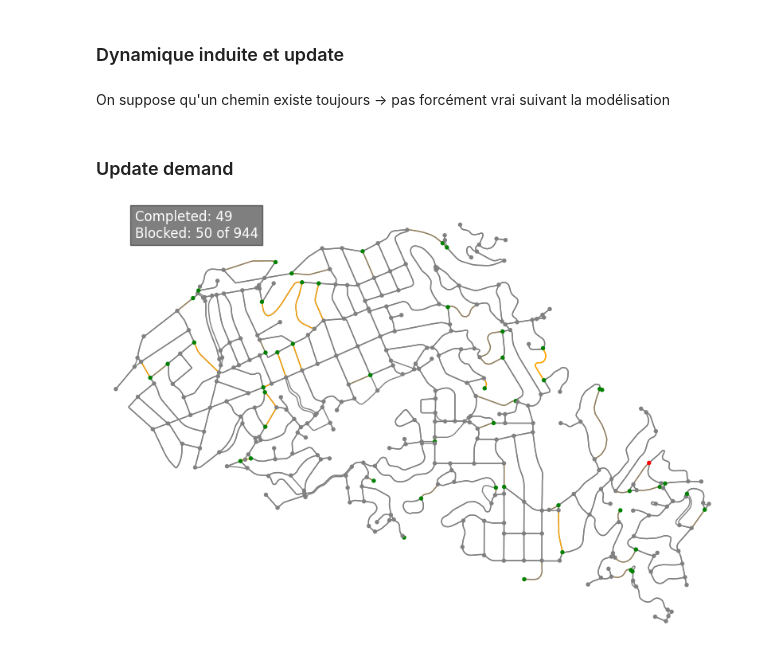
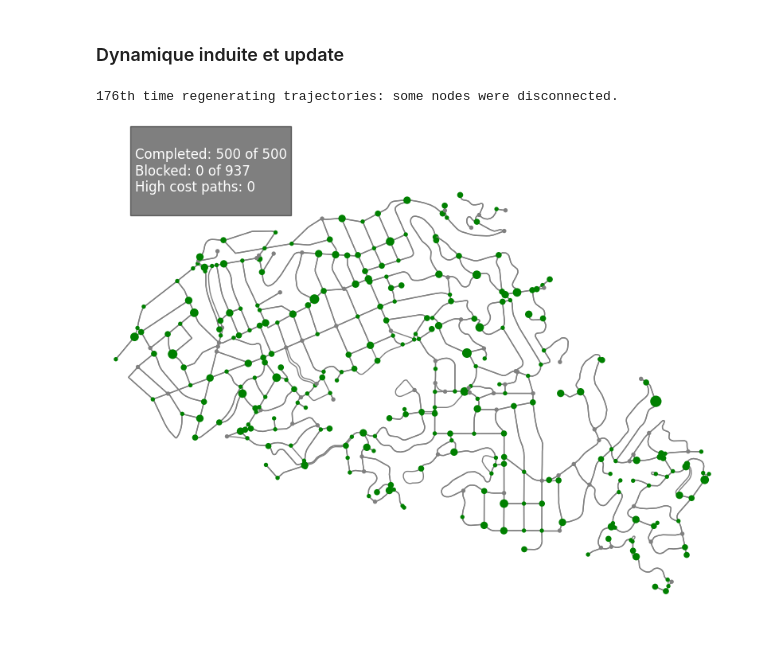
Before and after one commit to lucas-lacampagne/sim, a Jupyter notebook: notebooks/test_car.ipynb, the cells around one changed output. Saved outputs shown, nothing was run; the diff lists cells and outputs as text; code cells hidden in the pictures.

Commit message:
changed logic to calculate paths only when needed + added displaying of blocked roads

```diff
--- a/notebooks/test_car.ipynb
+++ b/notebooks/test_car.ipynb
@@ -72,11 +86,10 @@ n
 # %%
-import random
 for u,v,k in G2.edges:
     attrs_e = {(u, v, k): {
         'demand': 0,
         'weight': 1,
-        # 'capacity': random.randint(5,10)
-        'capacity': 1
+        'capacity': np.random.randint(5,10)
+        # 'capacity': 1
 
         }
     }
@@ -88,7 +101,8 @@ for u,v,k in G2.edges:
 # %% [output]
 {'osmid': 6345781, 'highway': 'residential', 'name': 'Rose Avenue', 'oneway': False, 'reversed': False, 'length': 230.12441194959652, 'geometry': <LINESTRING (-122.248 37.826, -122.248 37.826, -122.24 ...
 # %%
-G3=G2
+# G3=ox.convert.to_digraph(G) NOT FOR NOW CAUSE WE SET WEIGHTS=1 or 10000
+G3=nx.DiGraph(G2)
 # %%
 G3.edges
 # %% [output]
@@ -96,4 +110,4 @@ OutMultiEdgeView([(53017091, 53064327, 0), (53017091, 53075599, 0), (53064327, 5
 # %%
-bla = [G2.get_edge_data(u,v,k)['capacity']/10 for u,v,k in G2.edges]
-fig, ax = ox.plot.plot_graph(G2, edge_alpha=bla)
+capa = [G2.get_edge_data(u,v,k)['capacity']/10 for u,v,k in G2.edges]
+fig, ax = ox.plot.plot_graph(G2, edge_alpha=capa)
 # %% [output]
@@ -216,30 +267,32 @@ class Car_fleet:
             )
 # %% [markdown]
 ### Dynamique induite et update
-# %% [markdown]
-On suppose qu'un chemin existe toujours -> pas forcément vrai suivant la modélisation
-# %% [markdown]
-### Update demand
 # %%
-demand=Car_fleet(G3.copy())
+demand=Car_fleet(G3.copy(), size=2*500, replace=True)
 
 fig, ax = plt.subplots(figsize=(10, 8))
 
 def update(frame):
     ax.clear()
 
     if frame > 0:
         demand.update_fleet(interactions=True)
 
     demand.display(ax=ax, edge_list=True)
-    ax.text(0.05, 0.95, f'Completed: {sum(demand.get_completed())} \nBlocked: {sum(demand.get_edge_blocked().values())} of {demand.graph.number_of_edges()}',
+    string=f'''
+Completed: {sum(demand.get_completed())} of {demand.num_cars}
+Blocked: {sum(demand.get_edge_blocked().values())} of {demand.graph.number_of_edges()}
+High cost paths: {len(demand.info)}
+'''
+    ax.text(0.05, 0.95, string,
             transform=ax.transAxes, fontsize=12, color='white',
             bbox=dict(facecolor='black', alpha=0.5))
     return ax,
 
-ani = FuncAnimation(fig, update, frames=50, interval=150, repeat=False)
+ani = FuncAnimation(fig, update, frames=90, interval=150, repeat=False)
 
 ani.save("ani.gif", writer='pillow')
 plt.show()
 # %% [output]
+176th time regenerating trajectories: some nodes were disconnected.
-[figure, old version]
+[figure, new version]
```
Also changed, not shown: parts of 8 cells of this notebook, 1 other file.
